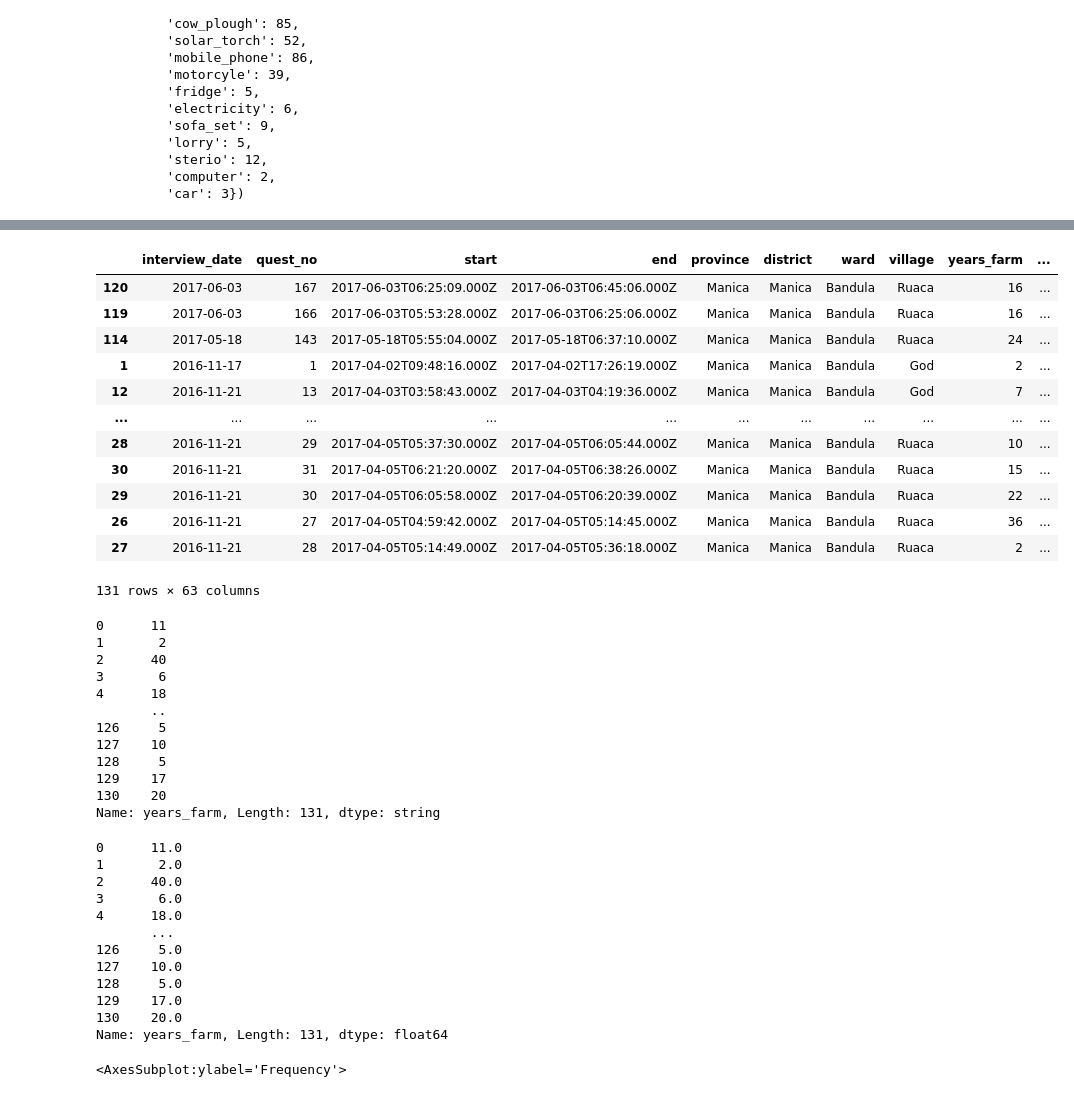
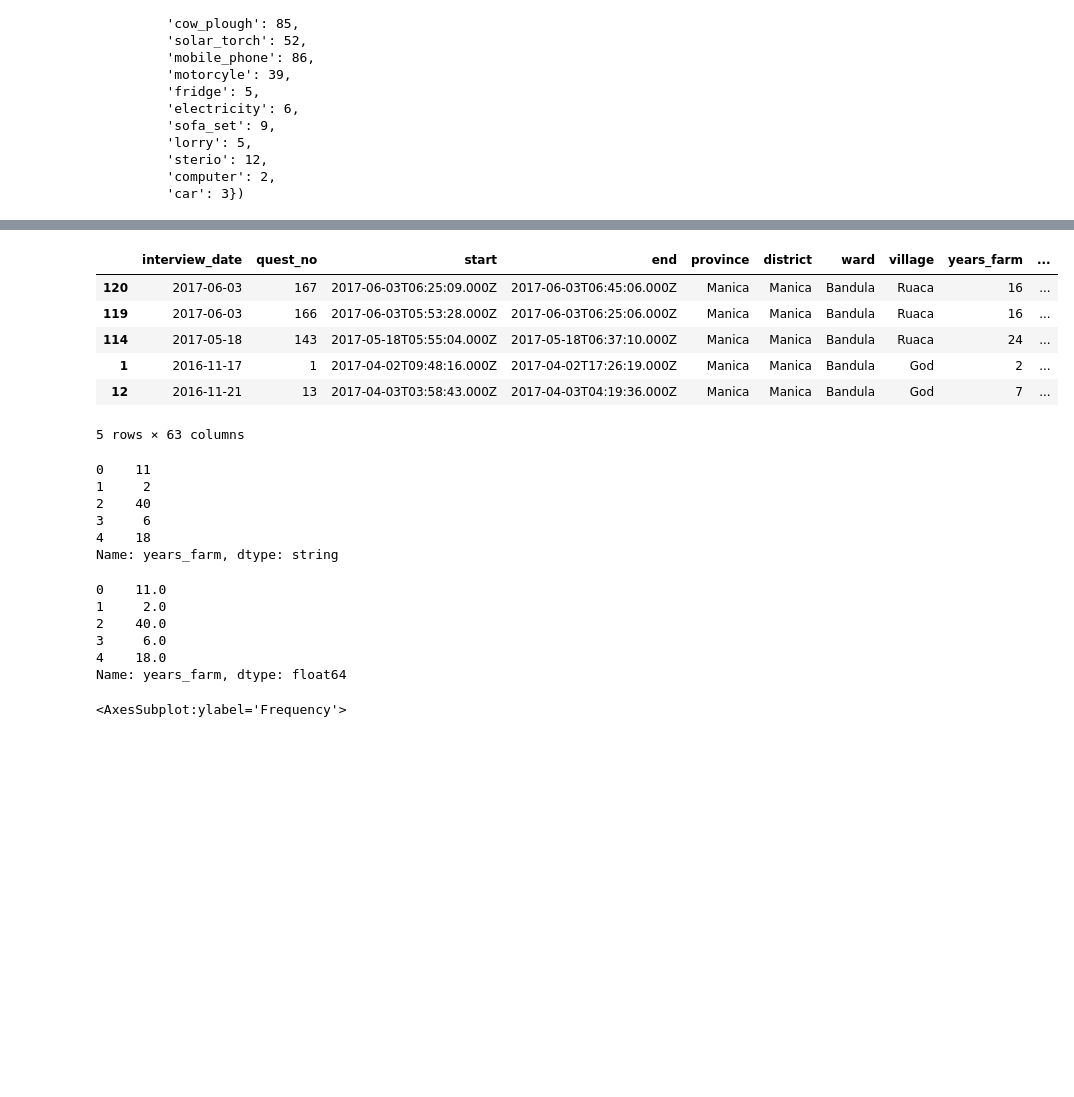
Before and after one commit to CALDISS-AAU/workshop_data-management, a Jupyter notebook: notebooks/02_python-data-management.ipynb, the cells around one changed output, grey strips where cells are left out. Saved outputs shown, nothing was run; the diff lists cells and outputs as text; code cells hidden in the pictures; blank space fills up the shorter version.

```diff
--- a/notebooks/02_python-data-management.ipynb
+++ b/notebooks/02_python-data-management.ipynb
@@ -233,57 +188,39 @@ data.sort_values(by = ['gps_Altitude'])
 # %%
 # Sorting values - multiple
 
-data.sort_values(by = ['gps_Latitude', 'gps_Longitude'])
+data.sort_values(by = ['gps_Latitude', 'gps_Longitude']).head()
 # %% [output]
 |  | interview_date | quest_no | start | end | province | district | ward | village | years_farm | ... |
 | 120 | 2017-06-03 | 167 | 2017-06-03T06:25:09.000Z | 2017-06-03T06:45:06.000Z | Manica | Manica | Bandula | Ruaca | 16 | ... |
 | 119 | 2017-06-03 | 166 | 2017-06-03T05:53:28.000Z | 2017-06-03T06:25:06.000Z | Manica | Manica | Bandula | Ruaca | 16 | ... |
 | 114 | 2017-05-18 | 143 | 2017-05-18T05:55:04.000Z | 2017-05-18T06:37:10.000Z | Manica | Manica | Bandula | Ruaca | 24 | ... |
 | 1 | 2016-11-17 | 1 | 2017-04-02T09:48:16.000Z | 2017-04-02T17:26:19.000Z | Manica | Manica | Bandula | God | 2 | ... |
 | 12 | 2016-11-21 | 13 | 2017-04-03T03:58:43.000Z | 2017-04-03T04:19:36.000Z | Manica | Manica | Bandula | God | 7 | ... |
-| ... | ... | ... | ... | ... | ... | ... | ... | ... | ... | ... |
-| 28 | 2016-11-21 | 29 | 2017-04-05T05:37:30.000Z | 2017-04-05T06:05:44.000Z | Manica | Manica | Bandula | Ruaca | 10 | ... |
-| 30 | 2016-11-21 | 31 | 2017-04-05T06:21:20.000Z | 2017-04-05T06:38:26.000Z | Manica | Manica | Bandula | Ruaca | 15 | ... |
-| 29 | 2016-11-21 | 30 | 2017-04-05T06:05:58.000Z | 2017-04-05T06:20:39.000Z | Manica | Manica | Bandula | Ruaca | 22 | ... |
-| 26 | 2016-11-21 | 27 | 2017-04-05T04:59:42.000Z | 2017-04-05T05:14:45.000Z | Manica | Manica | Bandula | Ruaca | 36 | ... |
-| 27 | 2016-11-21 | 28 | 2017-04-05T05:14:49.000Z | 2017-04-05T05:36:18.000Z | Manica | Manica | Bandula | Ruaca | 2 | ... |
-131 rows × 63 columns
+5 rows × 63 columns
 # %%
 # Convert numerical to string (text)
 
 data['years_farm'] = data['years_farm'].astype('string')
 
-data['years_farm']
+data['years_farm'].head()
 # %% [output]
-0      11
-1       2
-2      40
-3       6
-4      18
-       ..
-126     5
-127    10
-128     5
-129    17
-130    20
-Name: years_farm, Length: 131, dtype: string
+0    11
+1     2
+2    40
+3     6
+4    18
+Name: years_farm, dtype: string
 # %%
-# Convert numerical to string (text)
+# Convert string to numerical
 
 data['years_farm'] = data['years_farm'].astype('float')
 
-data['years_farm']
+data['years_farm'].head()
 # %% [output]
-0      11.0
-1       2.0
-2      40.0
-3       6.0
-4      18.0
-       ...
-126     5.0
-127    10.0
-128     5.0
-129    17.0
-130    20.0
-Name: years_farm, Length: 131, dtype: float64
+0    11.0
+1     2.0
+2    40.0
+3     6.0
+4    18.0
+Name: years_farm, dtype: float64
 # %%
```
Also changed, not shown: parts of 11 cells of this notebook, 2 other files.
